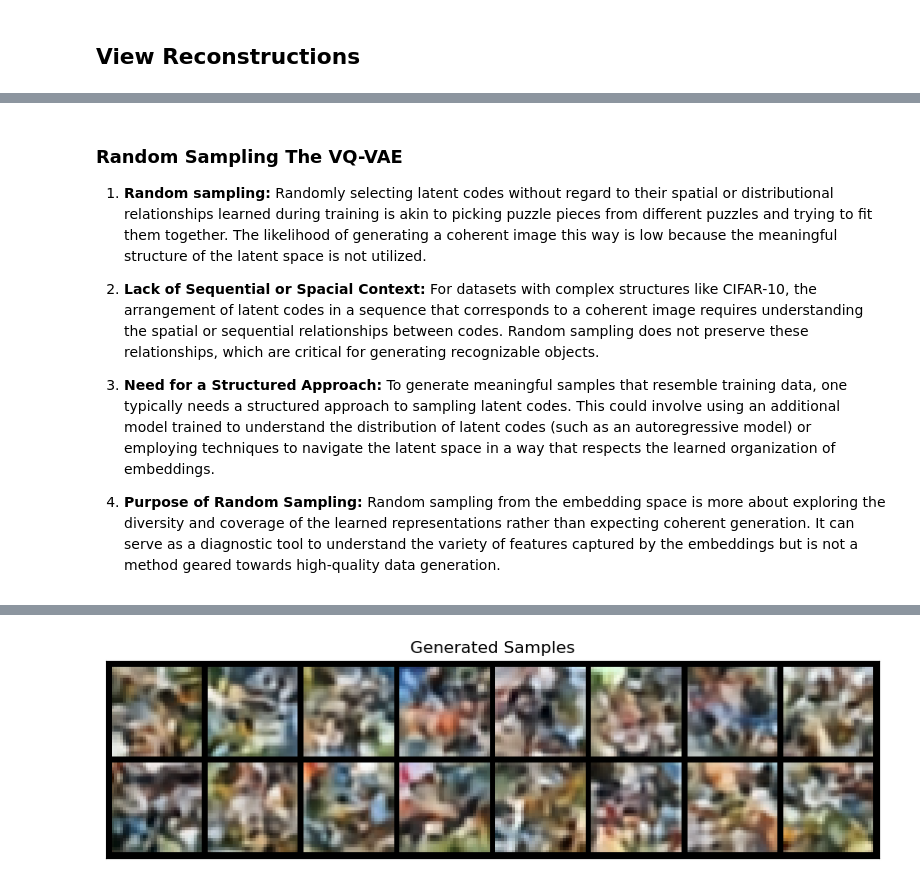
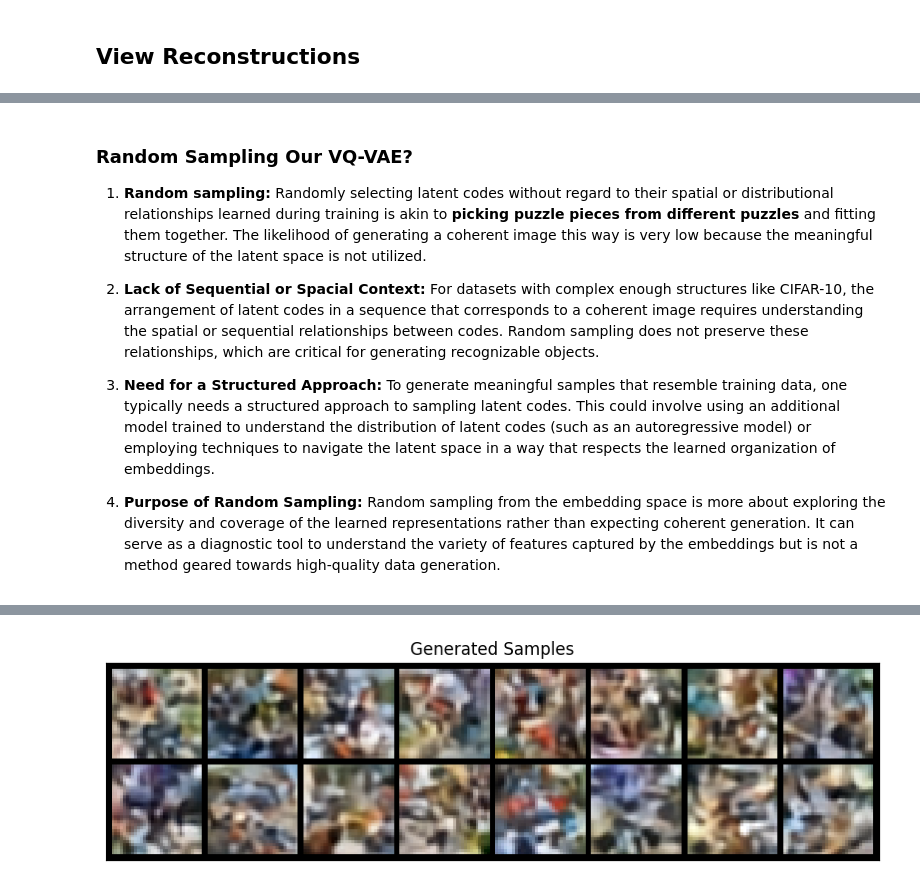
Before and after one commit to mikerapt/hy673_tutorials, a Jupyter notebook: Tutorial-8/08d_vq_vae.ipynb, the cells around one changed output, grey strips where cells are left out. Drawn from its saved outputs; the diff is of its cells as text; code cells hidden in the pictures.

```diff
--- a/Tutorial-8/08d_vq_vae.ipynb
+++ b/Tutorial-8/08d_vq_vae.ipynb
@@ -237,7 +445,8 @@ class Residual(nn.Module):
         return x + self.block(x)
 
 class ResidualStack(nn.Module):
-    def __init__(self, in_channels, num_hiddens, num_residual_layers, num_residual_hiddens):
+    def __init__(self, in_channels, num_hiddens,
+             num_residual_layers, num_residual_hiddens):
         super(ResidualStack, self).__init__()
         self.num_residual_layers = num_residual_layers
         self.layers = nn.ModuleList([
@@ -252,7 +461,8 @@ class ResidualStack(nn.Module):
 ## Encoder Architecture
 # %%
 class Encoder(nn.Module):
-    def __init__(self, in_channels, num_hiddens, num_residual_layers, num_residual_hiddens):
+    def __init__(self, in_channels, num_hiddens,
+                 num_residual_layers, num_residual_hiddens):
         super(Encoder, self).__init__()
 
         self.conv_1 = nn.Conv2d(
@@ -286,7 +496,8 @@ class Encoder(nn.Module):
 ## Decoder Architecture
 # %%
 class Decoder(nn.Module):
-    def __init__(self, in_channels, num_hiddens, num_residual_layers, num_residual_hiddens):
+    def __init__(self, in_channels, num_hiddens,
+                 num_residual_layers, num_residual_hiddens):
         super(Decoder, self).__init__()
 
         self.conv_1 = nn.Conv2d(
@@ -338,7 +553,10 @@ validation_loader = DataLoader(validation_data, batch_size=32, shuffle=True, pin
 ## VQ-VAE Architecture
 # %%
 class VQVAE(nn.Module):
-    def __init__(self, num_hiddens, num_residual_layers, num_residual_hiddens, num_embeddings, embedding_dim, commitment_cost, decay=0):
+    def __init__(
+        self, num_hiddens, num_residual_layers, num_residual_hiddens,
+        num_embeddings, embedding_dim, commitment_cost, decay=0
+        ):
         super(VQVAE, self).__init__()
 
         self.encoder = Encoder(
@@ -537,9 +819,9 @@ plt.close()
 # %% [markdown]
-### Random Sampling The VQ-VAE
+### Random Sampling Our VQ-VAE?
 
-1) **Random sampling:** Randomly selecting latent codes without regard to their spatial or distributional relationships learned during training is akin to picking puzzle pieces from different puzzles and trying to fit them together. The likelihood of generating a coherent image this way is low because the meaningful structure of the latent space is not utilized.
+1) **Random sampling:** Randomly selecting latent codes without regard to their spatial or distributional relationships learned during training is akin to **picking puzzle pieces from different puzzles** and fitting them together. The likelihood of generating a coherent image this way is very low because the meaningful structure of the latent space is not utilized.
 
-2) **Lack of Sequential or Spacial Context:** For datasets with complex structures like CIFAR-10, the arrangement of latent codes in a sequence that corresponds to a coherent image requires understanding the spatial or sequential relationships between codes. Random sampling does not preserve these relationships, which are critical for generating recognizable objects.
+2) **Lack of Sequential or Spacial Context:** For datasets with complex enough structures like CIFAR-10, the arrangement of latent codes in a sequence that corresponds to a coherent image requires understanding the spatial or sequential relationships between codes. Random sampling does not preserve these relationships, which are critical for generating recognizable objects.
 
 3) **Need for a Structured Approach:** To generate meaningful samples that resemble training data, one typically needs a structured approach to sampling latent codes. This could involve using an additional model trained to understand the distribution of latent codes (such as an autoregressive model) or employing techniques to navigate the latent space in a way that respects the learned organization of embeddings.
 
@@ -548,14 +830,24 @@ plt.close()
 def sample_vqvae():
     model.eval()
     # Generate random indices for the latent codes:
-    random_indices = tc.randint(low=0, high=n_embeddings, size=(num_samples, *spatial_dims), device=device)
+    random_indices = tc.randint(
+        low=0, high=n_embeddings,
+        size=(num_samples, *spatial_dims),
+        device=device
+    )
     with tc.no_grad():
-        latent_vectors = model.vq_vae.embedding(random_indices).permute(0, 3, 1, 2)
+        latent_vectors = (
+          model.vq_vae.embedding(random_indices)
+          .permute(0, 3, 1, 2)
+        )
         return model.decoder(latent_vectors)
 
 num_samples = 16
 spatial_dims = (8, 8)
 generated_data = sample_vqvae()
 
-show(make_grid(generated_data.cpu() + 0.5), title='Generated Samples')
+show(
+    make_grid(generated_data.cpu() + 0.5),
+    title='Generated Samples'
+)
 # %% [output]
@@ -563,2 +855,2 @@ Clipping input data to the valid range for imshow with RGB data ([0..1] for floa
-[figure, old version]
+[figure, new version]
 # %% [markdown]
```
Also changed, not shown: parts of 38 cells of this notebook, 2 other files.
